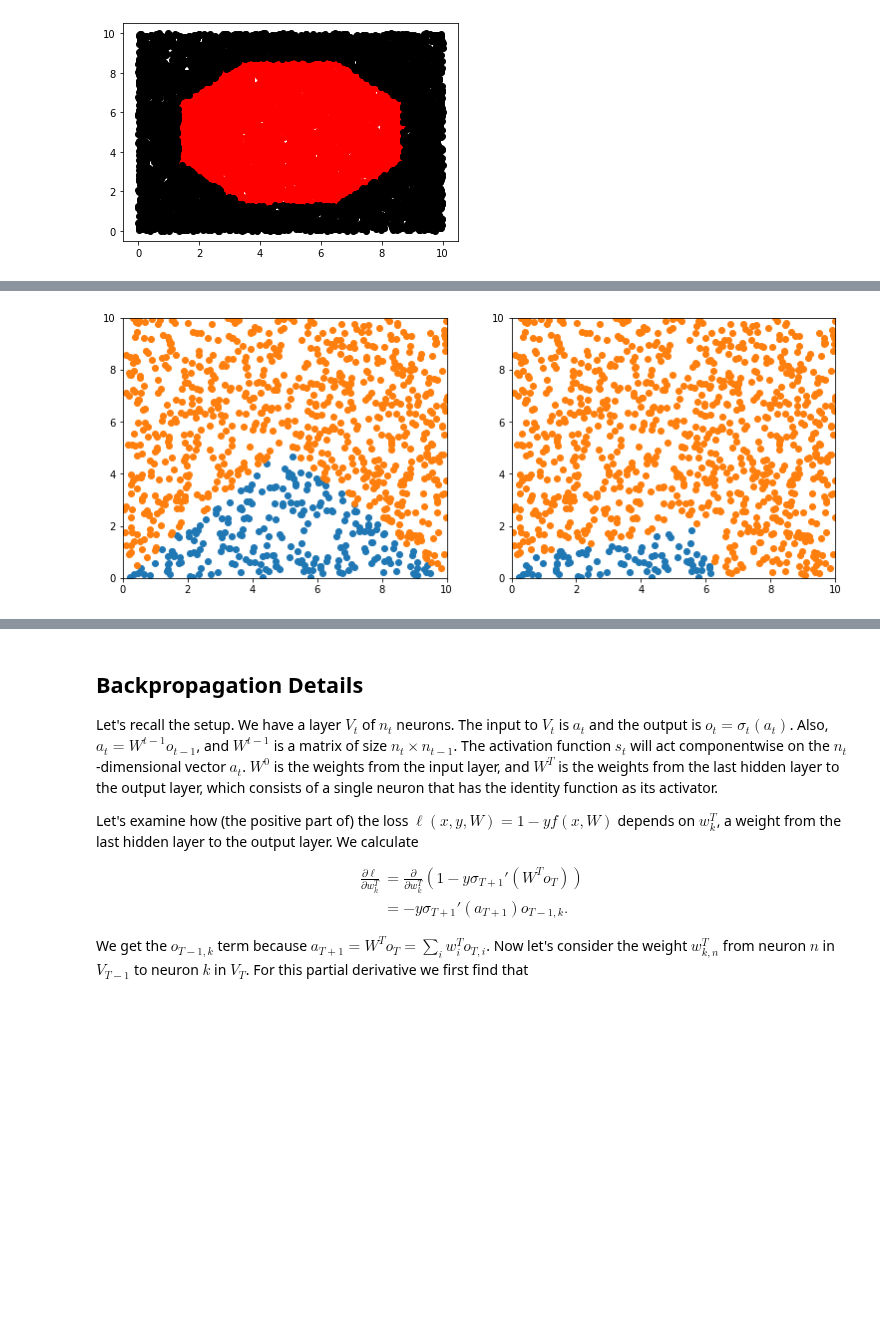
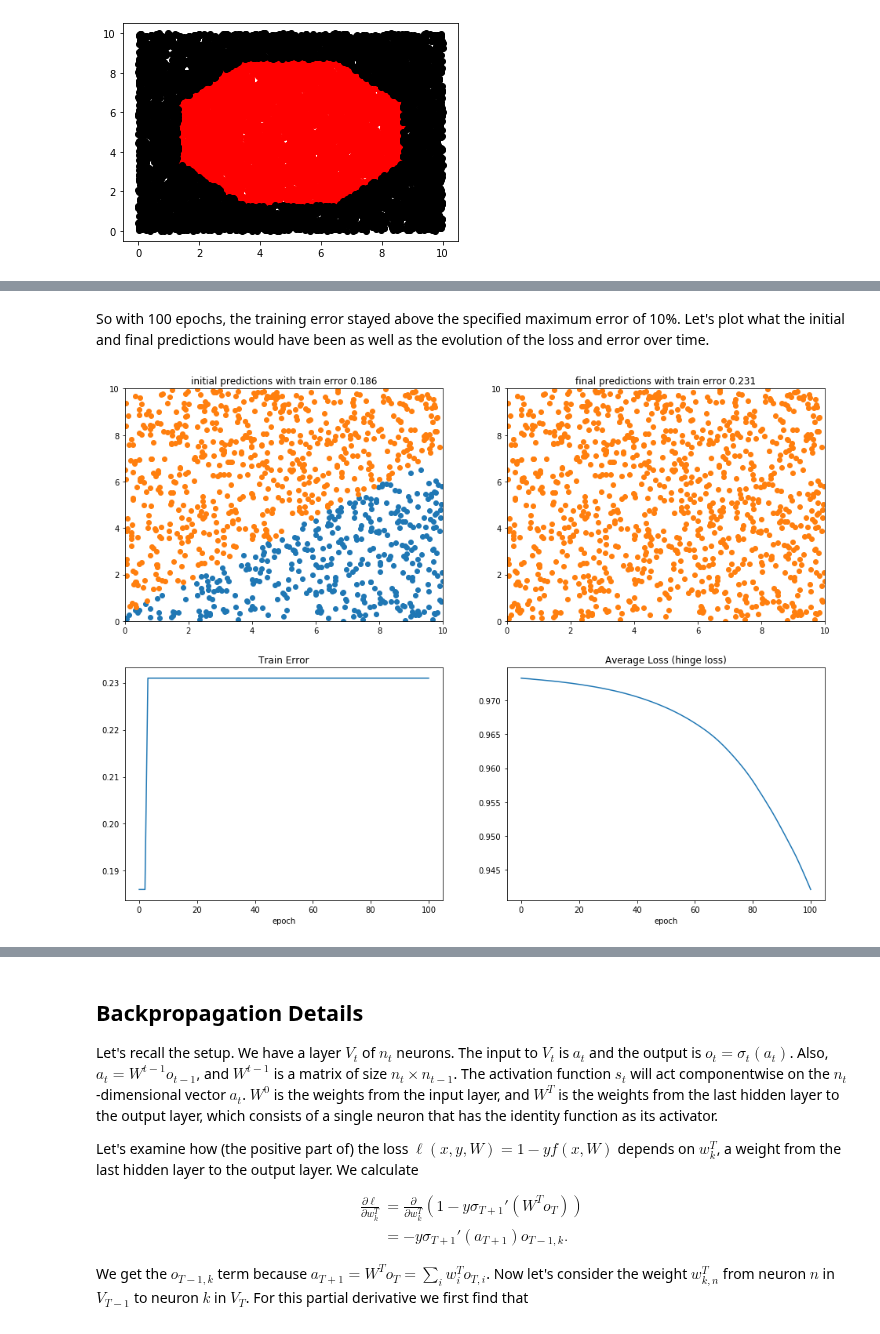
Before and after one commit to kevinnowland/kevinnowland.github.io, a Jupyter notebook: code/_notebooks/Backpropogation.ipynb, the cells around one changed output, grey strips where cells are left out. Cells and saved outputs as stored; diff of their text form; code cells hidden in the pictures; blank space fills up the shorter version.

```diff
--- a/code/_notebooks/Backpropogation.ipynb
+++ b/code/_notebooks/Backpropogation.ipynb
@@ -689,22 +668,38 @@ WARNING:root:NeuralNet.fit():no convergence, train_error above max_error
-# %%
-train_data['prediction'] = nn_artificial.predict(train_data[['x_1', 'x_2']])
-
-fig, ax = plt.subplots(1, 2, figsize=(12.8, 4.8))
-lims = np.array([0, 10])
-
-ax[0].set_xlim(lims)
-ax[0].set_ylim(lims)
-ax[1].set_xlim(lims)
-ax[1].set_ylim(lims)
-
-c_tr = train_data['y'] == 1
-ax[0].plot(train_data[c_tr]['x_1'], train_data[c_tr]['x_2'], 'o')
-ax[0].plot(train_data[~c_tr]['x_1'], train_data[~c_tr]['x_2'], 'o')
-
-c_pr = train_data['prediction'] == 1
-ax[1].plot(train_data[c_pr]['x_1'], train_data[c_pr]['x_2'], 'o')
-ax[1].plot(train_data[~c_pr]['x_1'], train_data[~c_pr]['x_2'], 'o')
-
-plt.show()
-# %% [output]
-[figure, removed]
+# %% [markdown]
+So with 100 epochs, the training error stayed above the specified maximum error of 10%.
+Let's plot what the initial and final predictions would have been as well as the
+evolution of the loss and error over time.
+# %%
+predictions = train_data[['x_1', 'x_2', 'y']].copy()
+predictions['final'] = nn_1.predict(train_data[['x_1', 'x_2']])
+orig_nn_1 = NeuralNet([input_layer, hidden_layer, output_layer], random_seed=12)
+predictions['initial'] = orig_nn.predict(train_data[['x_1', 'x_2']])
+
+fig, ax = plt.subplots(2, 2, figsize=(16, 12))
+
+ax[0, 0].set_xlim([0, 10])
+ax[0, 0].set_ylim([0, 10])
+ax[0, 1].set_xlim([0, 10])
+ax[0, 1].set_ylim([0, 10])
+
+c = predictions['initial'] == 1
+ax[0, 0].plot(predictions[c]['x_1'], predictions[c]['x_2'], 'o', label='pos')
+ax[0, 0].plot(predictions[~c]['x_1'], predictions[~c]['x_2'], 'o', label='neg')
+ax[0, 0].set_title('initial predictions with train error {}'.format(data[0]['train_error']))
+
+c = predictions['final'] == 1
+ax[0, 1].plot(predictions[c]['x_1'], predictions[c]['x_2'], 'o', label='pos')
+ax[0, 1].plot(predictions[~c]['x_1'], predictions[~c]['x_2'], 'o', label='neg')
+ax[0, 1].set_title('final predictions with train error {}'.format(data[-1]['train_error']))
+
+ax[1, 0].plot([d['train_error'] for d in data])
+ax[1, 0].set_title('Train Error')
+ax[1, 0].set_xlabel('epoch')
+
+ax[1, 1].plot([d['avg_loss'] for d in data])
+ax[1, 1].set_title('Average Loss (hinge loss)')
+ax[1, 1].set_xlabel('epoch')
+
+plt.show()
+# %% [output]
+[figure, added]
```
Also changed, not shown: parts of 32 cells of this notebook.
